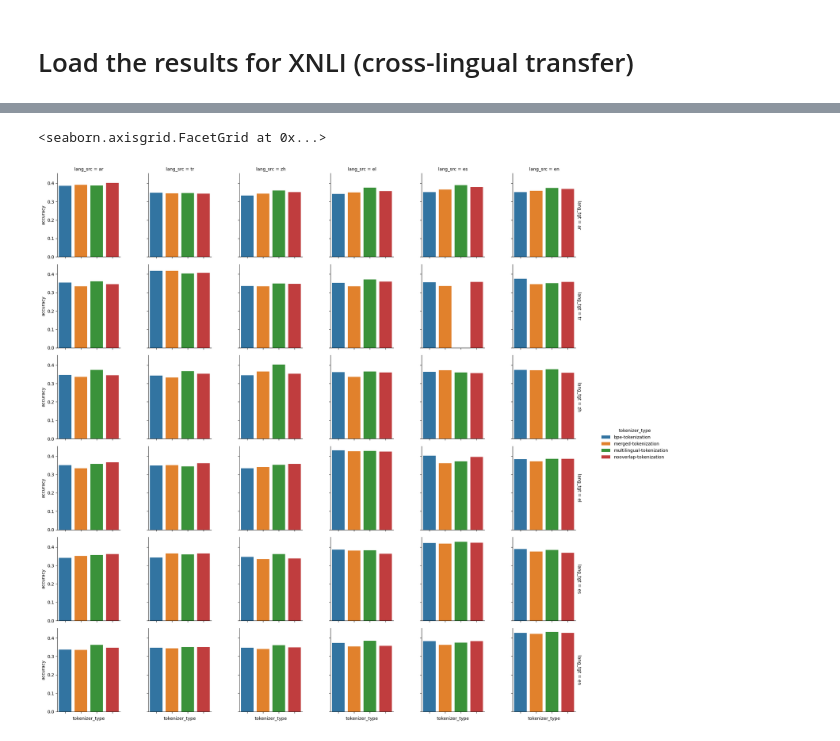
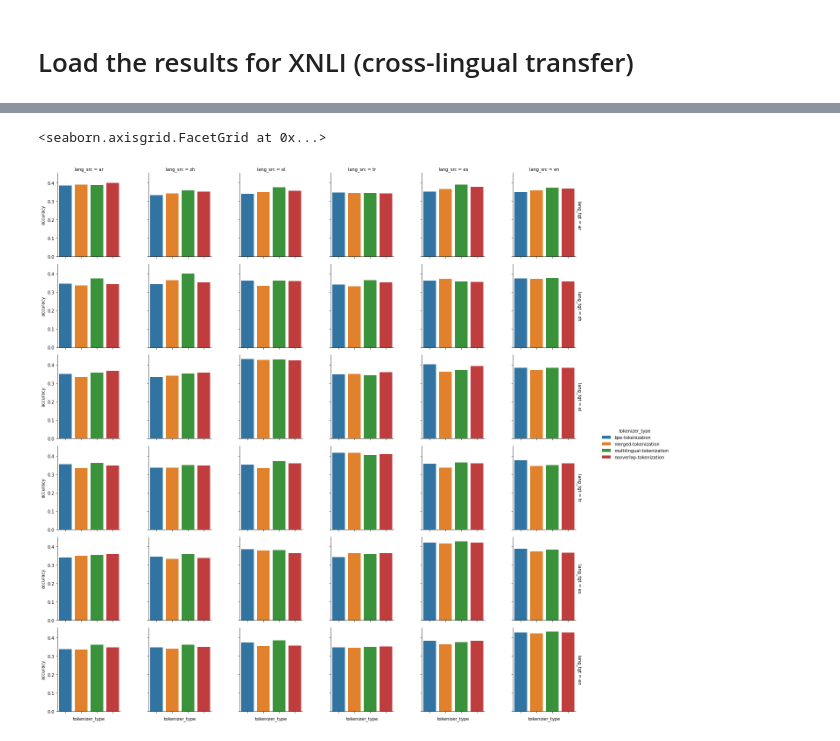
Before and after one commit to tomlimi/entangled_in_scripts, a Jupyter notebook: src/notebooks/3_xnli_results.ipynb, the cells around one changed output, grey strips where cells are left out. Saved outputs shown, nothing was run; the diff lists cells and outputs as text; code cells hidden in the pictures.

```diff
--- a/src/notebooks/3_xnli_results.ipynb
+++ b/src/notebooks/3_xnli_results.ipynb
@@ -20,7 +16,7 @@ pwd
 # %%
 result_dir = "../../../models"
 
-languages = ('ar', 'tr', 'zh', 'el', 'es', 'en')
+languages = ('ar', 'zh', 'el', 'tr', 'es', 'en')
 
 tokenizer_types = ('bpe-tokenization', 'merged-tokenization', 'multilingual-tokenization', 'nooverlap-tokenization')
 vocab_sizes = (120000, 120000, 120000, 20000)
@@ -57,6 +52,8 @@ not found! skipping ../../../models/XNLI_PROBE/multilingual-tokenization/alpha-0
 # %%
 df = pd.DataFrame(xnli_results)
-
+df['lang_src'] = pd.Categorical(df['lang_src'], categories=df['lang_src'].unique())
+df['lang_tgt'] = pd.Categorical(df['lang_tgt'], categories=df['lang_tgt'].unique())
+df = df[df['post_training'] == 'PROBE']
 # df_overall = df.groupby(['tokenizer_type']).mean().reset_index()
 # plot boxplot with mean accuracy for each tokenizer type
 
@@ -68,16 +65,20 @@ Text(0.5, 1.0, 'mean XNLI PROBE accuracy for all languages')
 # %%
+# disable FutureWarning from seaborn
+import warnings
+warnings.simplefilter(action='ignore', category=FutureWarning)
+
 # plot barplot FacetGrid for lang_src and lang_tgt with tokenizer_type as hue and accuracy as value
 # 45 deg rotation for xticks
 g = sns.FacetGrid(df, col="lang_src", row="lang_tgt", hue="tokenizer_type", margin_titles=True)
 g.map(sns.barplot, "tokenizer_type", "accuracy", order=tokenizer_types)
 # g.set_xticklabels(rotation=45)
-# for axes in g.axes.flat:
-#     _ = axes.set_xticklabels(axes.get_xticklabels(), rotation=45)
+for axes in g.axes.flat:
+    _ = axes.set_xticklabels(axes.get_xticklabels(), rotation=45)
 # show legend
 g.add_legend()
 # %% [output]
 <seaborn.axisgrid.FacetGrid at 0x...>
-[figure, old version]
+[figure, new version]
 # %%
 # plot heatmap for lang_src and lang_tgt with accuracy as value for tokenizer_type == 'multilingual-tokenization'
 df_multilingual = df[df['tokenizer_type'] == 'multilingual-tokenization']
```
Also changed, not shown: parts of 7 cells of this notebook, 2 other files.
